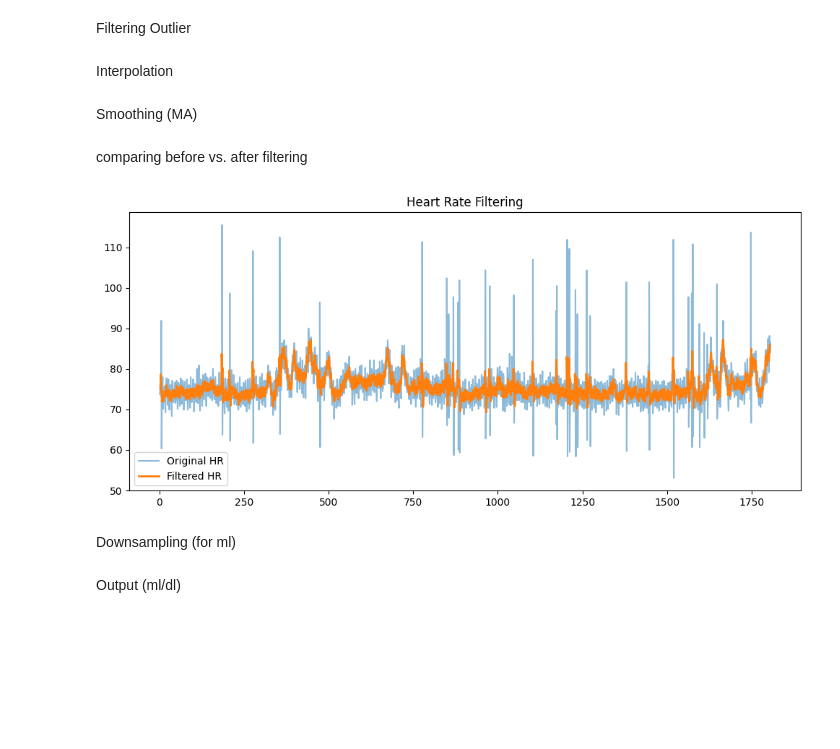
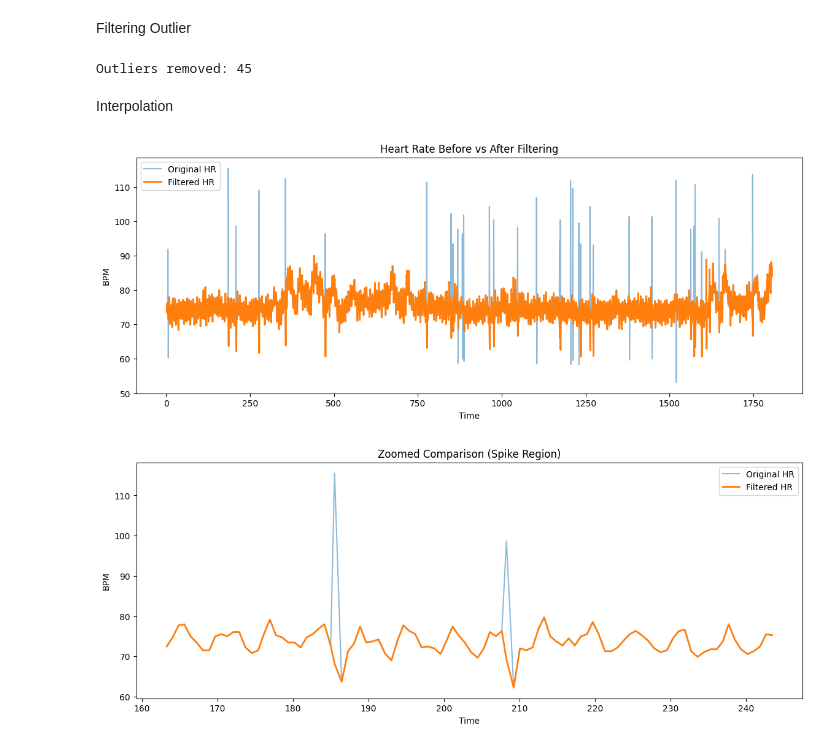
Before and after one commit to oanhtran020906-sys/Topic-11-ECG-Analysis-with-MIT-BIH-WFDB-, a Jupyter notebook: ecg-mitbih-analysis/notebooks/filterdata.ipynb, the cells around one changed output. Cells and saved outputs as stored; diff of their text form; code cells hidden in the pictures; blank space fills up the shorter version.

Commit message:
update filter data file and upload ml and dl model file

```diff
--- a/ecg-mitbih-analysis/notebooks/filterdata.ipynb
+++ b/ecg-mitbih-analysis/notebooks/filterdata.ipynb
@@ -32,6 +28,23 @@ hr_clean[(hr_clean < 40) | (hr_clean > 180)] = np.nan
+# %%
+hr_clean = hr_series.copy()
+
+# 1. Physiological filter (giữ lại cho report)
+mask_phys = (hr_clean < 40) | (hr_clean > 180)
+
+# 2. Z-score filter (QUAN TRỌNG)
+z = (hr_clean - hr_clean.mean()) / hr_clean.std()
+mask_z = np.abs(z) > 3
+
+# Combine
+mask = mask_phys | mask_z
+
+# Apply
+hr_clean[mask] = np.nan
+
+print("Outliers removed:", mask.sum())
+# %% [output]
+Outliers removed: 45
 # %% [markdown]
 Interpolation
 # %%
 hr_clean = hr_clean.interpolate(method='linear')
-# %% [markdown]
-Smoothing (MA)
@@ -40,15 +51,18 @@ hr_smooth = hr_clean.rolling(window=5, center=True).mean()
-# %% [markdown]
-comparing before vs. after filtering
+# %%
+# optional: clip nhẹ để giảm extreme nhỏ
+hr_clean = hr_clean.clip(lower=50, upper=120)
 # %%
 import matplotlib.pyplot as plt
 
-plt.figure(figsize=(12,5))
+plt.figure(figsize=(14,5))
+
 plt.plot(hr_series, label="Original HR", alpha=0.5)
-plt.plot(hr_smooth, label="Filtered HR", linewidth=2)
+plt.plot(hr_clean, label="Filtered HR", linewidth=2)
+
+plt.title("Heart Rate Before vs After Filtering")
+plt.xlabel("Time")
+plt.ylabel("BPM")
 plt.legend()
-plt.title("Heart Rate Filtering")
 plt.show()
 # %% [output]
-[figure, old version]
+[figure, new version]
-# %% [markdown]
-Downsampling (for ml)
@@ -59,2 +68,0 @@ hr_resampled = hr_resampled.resample("1s").mean().interpolate()
-# %% [markdown]
-Output (ml/dl)
@@ -62,0 +69,16 @@ hr_final = hr_smooth.dropna()
+# %%
+start = 200
+end = 300
+
+plt.figure(figsize=(14,5))
+
+plt.plot(hr_series.iloc[start:end], label="Original HR", alpha=0.5)
+plt.plot(hr_clean.iloc[start:end], label="Filtered HR", linewidth=2)
+
+plt.title("Zoomed Comparison (Spike Region)")
+plt.xlabel("Time")
+plt.ylabel("BPM")
+plt.legend()
+plt.show()
+# %% [output]
+[figure, added]
```
Also changed, not shown: parts of 8 cells of this notebook, 1 other file.
